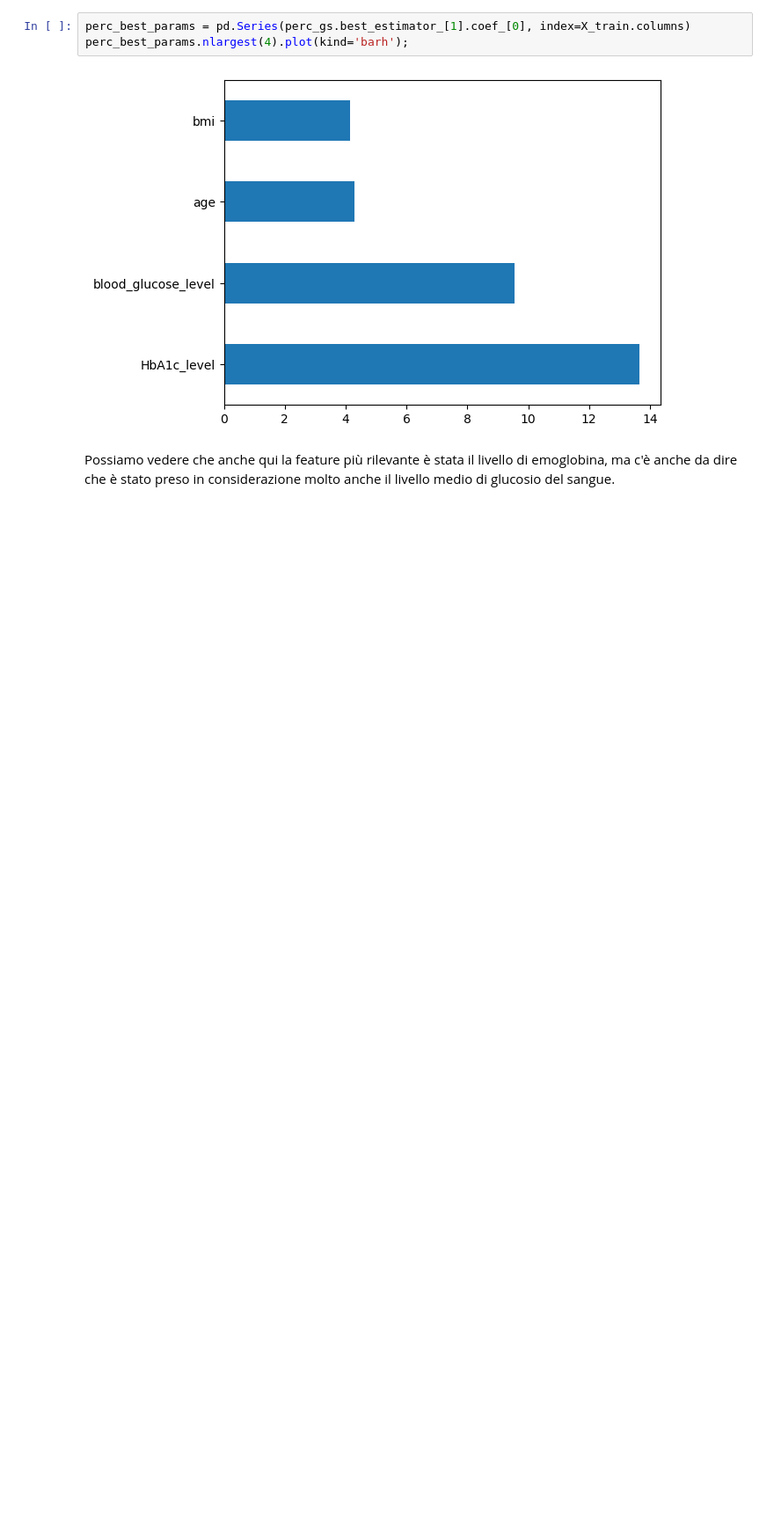
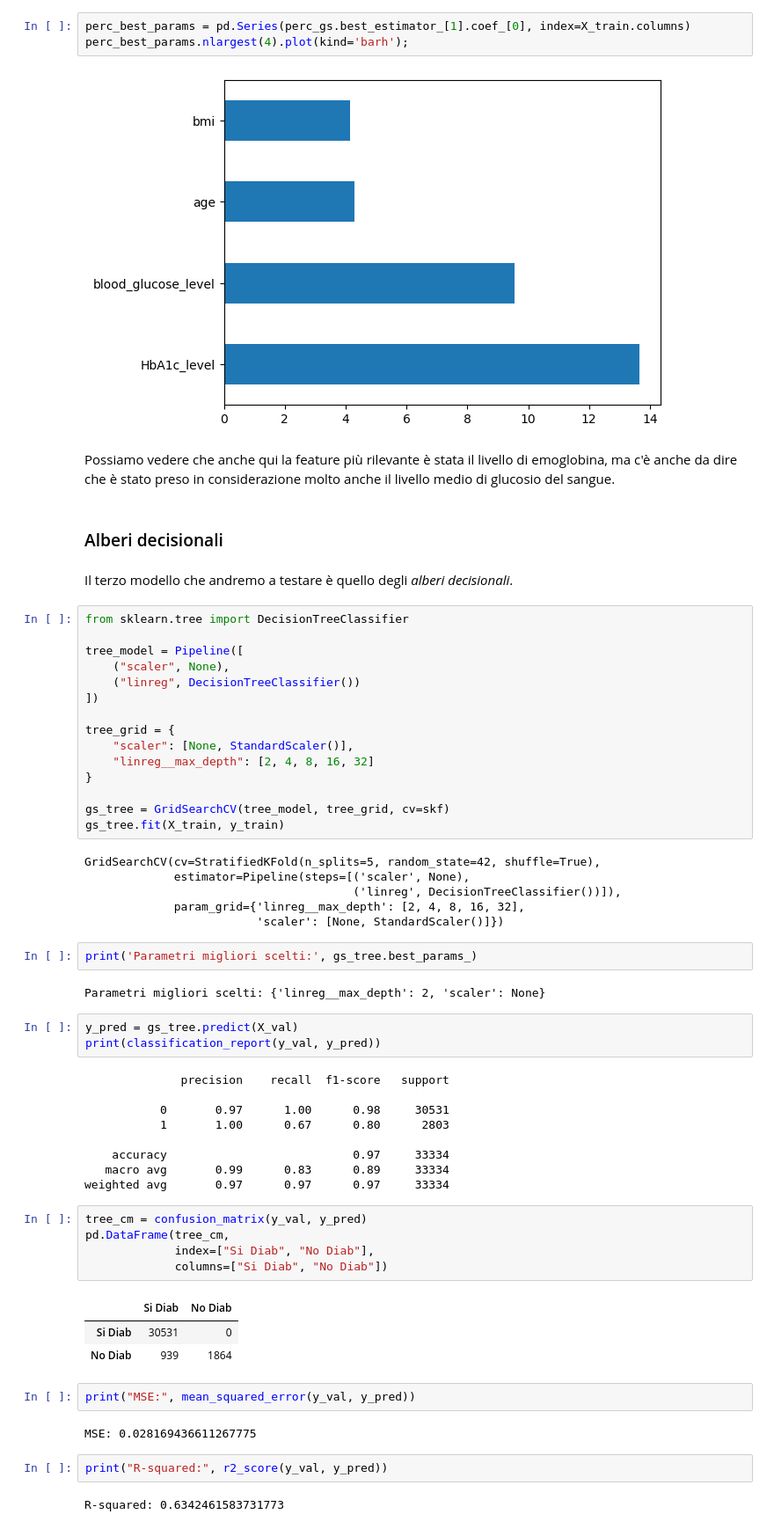
Before and after one commit to LorenzoRigoni/DIA24-Diabetes-Prediction, a Jupyter notebook: Diabetes_prediction.ipynb, the cells around one changed output. Shown: that part at 88% size. Saved outputs shown, nothing was run; the diff lists cells and outputs as text; blank space fills up the shorter version.

Commit message:
Created decision tree prediction

```diff
--- a/Diabetes_prediction.ipynb
+++ b/Diabetes_prediction.ipynb
@@ -388,3 +388,61 @@ perc_best_params.nlargest(4).plot(kind='barh');
 [figure]
 # %% [markdown]
 Possiamo vedere che anche qui la feature più rilevante è stata il livello di emoglobina, ma c'è anche da dire che è stato preso in considerazione molto anche il livello medio di glucosio del sangue.
+# %% [markdown]
+### Alberi decisionali
+# %% [markdown]
+Il terzo modello che andremo a testare è quello degli _alberi decisionali_.
+# %%
+from sklearn.tree import DecisionTreeClassifier
+
+tree_model = Pipeline([
+    ("scaler", None),
+    ("linreg", DecisionTreeClassifier())
+])
+
+tree_grid = {
+    "scaler": [None, StandardScaler()],
+    "linreg__max_depth": [2, 4, 8, 16, 32]
+}
+
+gs_tree = GridSearchCV(tree_model, tree_grid, cv=skf)
+gs_tree.fit(X_train, y_train)
+# %% [output]
+GridSearchCV(cv=StratifiedKFold(n_splits=5, random_state=42, shuffle=True),
+             estimator=Pipeline(steps=[('scaler', None),
+                                       ('linreg', DecisionTreeClassifier())]),
+             param_grid={'linreg__max_depth': [2, 4, 8, 16, 32],
+                         'scaler': [None, StandardScaler()]})
+# %%
+print('Parametri migliori scelti:', gs_tree.best_params_)
+# %% [output]
+Parametri migliori scelti: {'linreg__max_depth': 2, 'scaler': None}
+# %%
+y_pred = gs_tree.predict(X_val)
+print(classification_report(y_val, y_pred))
+# %% [output]
+              precision    recall  f1-score   support
+
+           0       0.97      1.00      0.98     30531
+           1       1.00      0.67      0.80      2803
+
+    accuracy                           0.97     33334
+   macro avg       0.99      0.83      0.89     33334
+weighted avg       0.97      0.97      0.97     33334
+# %%
+tree_cm = confusion_matrix(y_val, y_pred)
+pd.DataFrame(tree_cm,
+             index=["Si Diab", "No Diab"],
+             columns=["Si Diab", "No Diab"])
+# %% [output]
+|  | Si Diab | No Diab |
+| Si Diab | 30531 | 0 |
+| No Diab | 939 | 1864 |
+# %%
+print("MSE:", mean_squared_error(y_val, y_pred))
+# %% [output]
+MSE: 0.028169436611267775
+# %%
+print("R-squared:", r2_score(y_val, y_pred))
+# %% [output]
+R-squared: 0.6342461583731773
```
Also changed, not shown: parts of 9 cells of this notebook.
